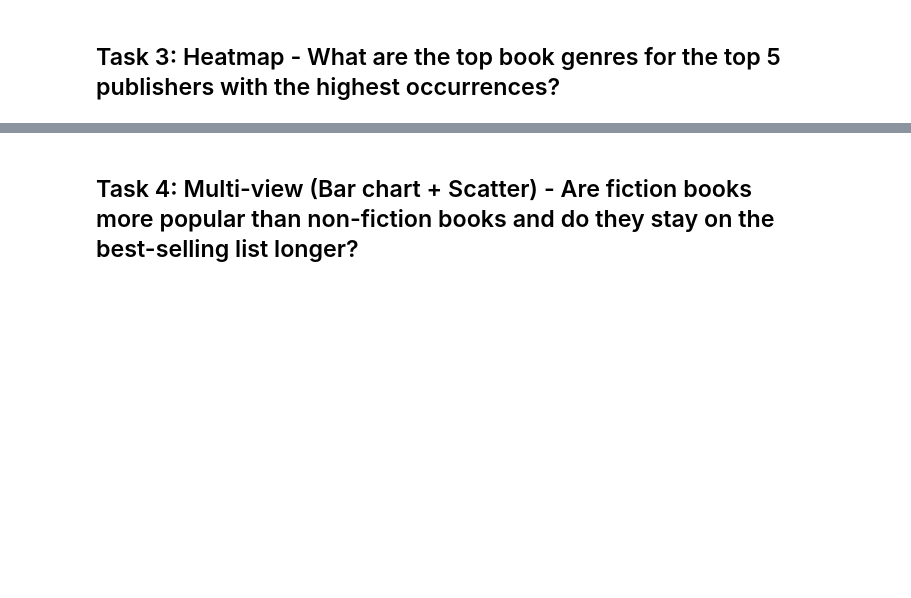
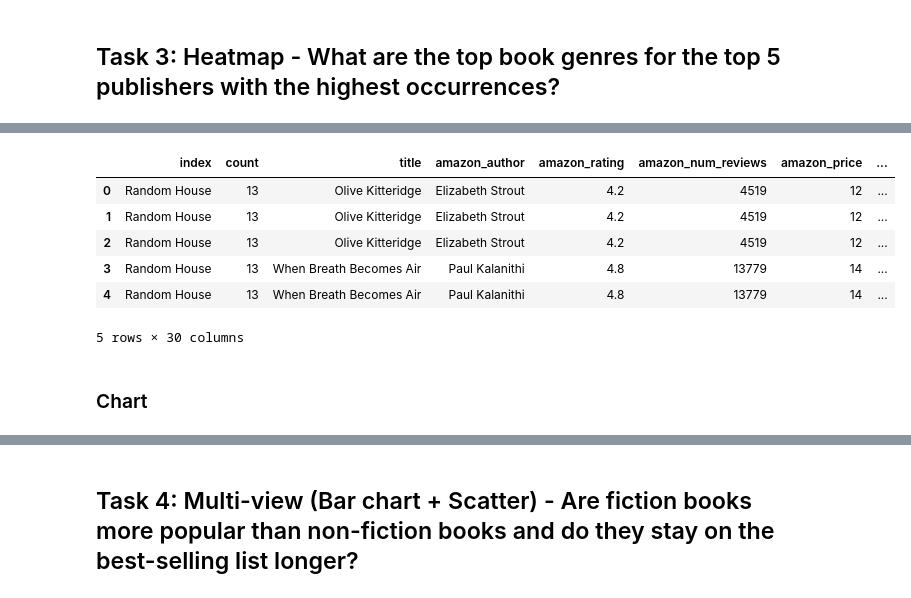
Before and after one commit to nhantien/DSCI-320-Group-Project, a Jupyter notebook: notebook/Milestone 2.ipynb, the cells around one changed output, grey strips where cells are left out. Drawn from its saved outputs; the diff is of its cells as text; code cells hidden in the pictures; blank space fills up the shorter version.

```diff
--- a/notebook/Milestone 2.ipynb
+++ b/notebook/Milestone 2.ipynb
@@ -121,0 +145,4 @@ genre_line & genre_bar
+# %%
+books_genres_top5pub = books_genres["goodreads_publisher"].value_counts()[0:5].rename("count").reset_index()
+sorted_pubs = books_genres_top5pub["index"].tolist()
+books_genres_top5pub
@@ -121,0 +156,15 @@ genre_line & genre_bar
+# %%
+books_genres_publishers = books_genres_top5pub.merge(right=books_genres_top10, left_on="index",
+                                                     right_on="goodreads_publisher", how="left")
+
+books_genres_publishers.head()
+# %% [output]
+|  | index | count | title | amazon_author | amazon_rating | amazon_num_reviews | amazon_price | ... |
+| 0 | Random House | 13 | Olive Kitteridge | Elizabeth Strout | 4.2 | 4519 | 12 | ... |
+| 1 | Random House | 13 | Olive Kitteridge | Elizabeth Strout | 4.2 | 4519 | 12 | ... |
+| 2 | Random House | 13 | Olive Kitteridge | Elizabeth Strout | 4.2 | 4519 | 12 | ... |
+| 3 | Random House | 13 | When Breath Becomes Air | Paul Kalanithi | 4.8 | 13779 | 14 | ... |
+| 4 | Random House | 13 | When Breath Becomes Air | Paul Kalanithi | 4.8 | 13779 | 14 | ... |
+5 rows × 30 columns
+# %% [markdown]
+### Chart
```
Also changed, not shown: parts of 6 cells of this notebook.
